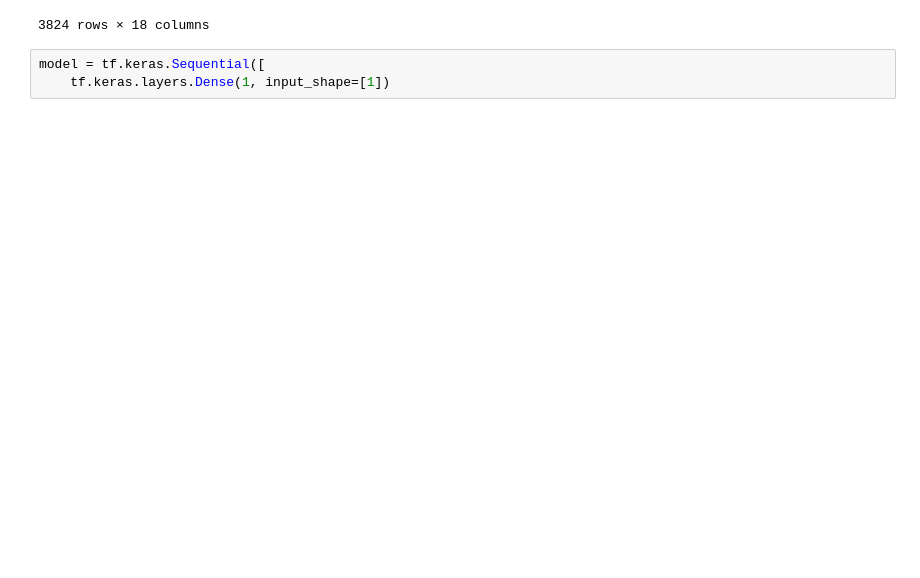
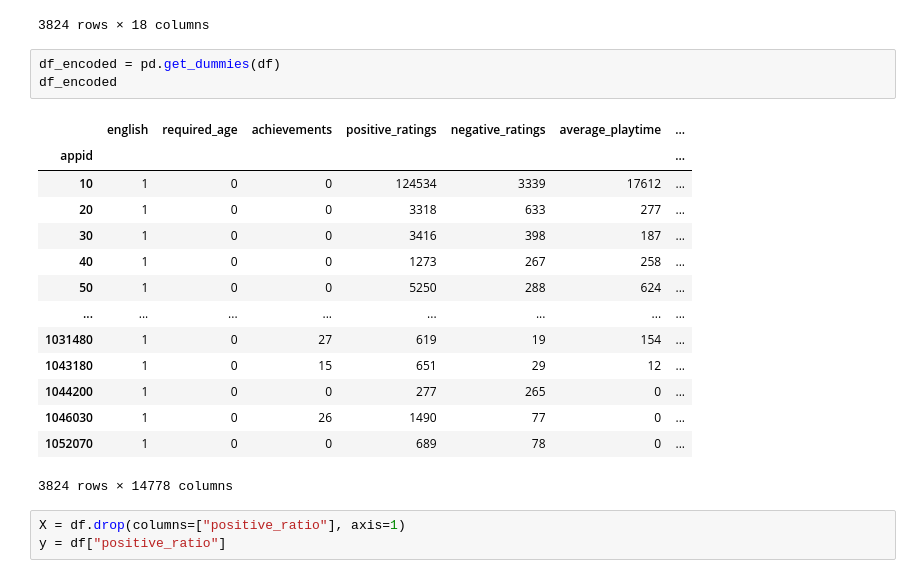
Before and after one commit to dylandray/Workshop3, a Jupyter notebook: Python_code/Charles.ipynb, the cells around one changed output. Drawn from its saved outputs; the diff is of its cells as text; blank space fills up the shorter version.

```diff
--- a/Python_code/Charles.ipynb
+++ b/Python_code/Charles.ipynb
@@ -65,6 +65,24 @@ df
 | 1046030 | ISLANDERS | 2019-04-04 | 1 | GrizzlyGames | GrizzlyGames | windows | 0 | Single-player;Steam Achievements;... | Casual;Indie;Strategy | ... |
 | 1052070 | Burning Daylight | 2019-04-19 | 1 | Burning Daylight Team | Burning Daylight Team | windows | 0 | Single-player | Adventure;Free to Play;Indie | ... |
 3824 rows × 18 columns
-# %%
-model = tf.keras.Sequential([
-    tf.keras.layers.Dense(1, input_shape=[1])
+# %%
+df_encoded = pd.get_dummies(df)
+df_encoded
+# %% [output]
+|  | english | required_age | achievements | positive_ratings | negative_ratings | average_playtime | ... |
+| appid |  |  |  |  |  |  | ... |
+| 10 | 1 | 0 | 0 | 124534 | 3339 | 17612 | ... |
+| 20 | 1 | 0 | 0 | 3318 | 633 | 277 | ... |
+| 30 | 1 | 0 | 0 | 3416 | 398 | 187 | ... |
+| 40 | 1 | 0 | 0 | 1273 | 267 | 258 | ... |
+| 50 | 1 | 0 | 0 | 5250 | 288 | 624 | ... |
+| ... | ... | ... | ... | ... | ... | ... | ... |
+| 1031480 | 1 | 0 | 27 | 619 | 19 | 154 | ... |
+| 1043180 | 1 | 0 | 15 | 651 | 29 | 12 | ... |
+| 1044200 | 1 | 0 | 0 | 277 | 265 | 0 | ... |
+| 1046030 | 1 | 0 | 26 | 1490 | 77 | 0 | ... |
+| 1052070 | 1 | 0 | 0 | 689 | 78 | 0 | ... |
+3824 rows × 14778 columns
+# %%
+X = df.drop(columns=["positive_ratio"], axis=1)
+y = df["positive_ratio"]
```
Also changed, not shown: parts of 6 cells of this notebook.
